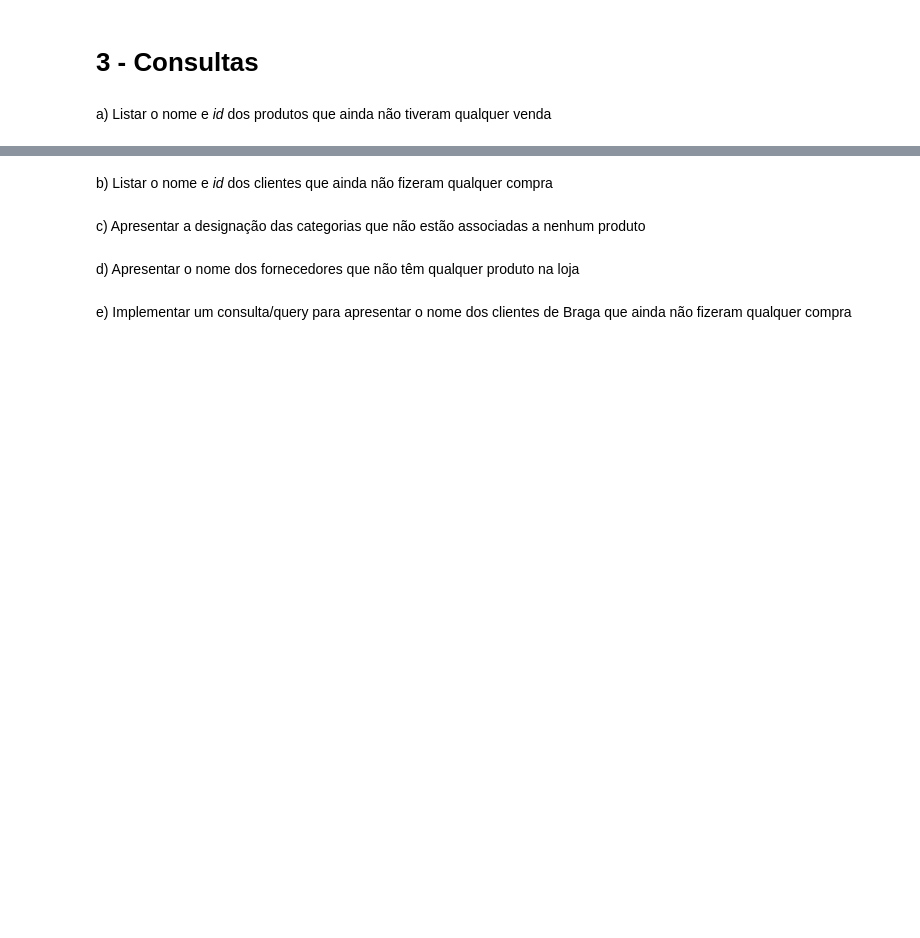
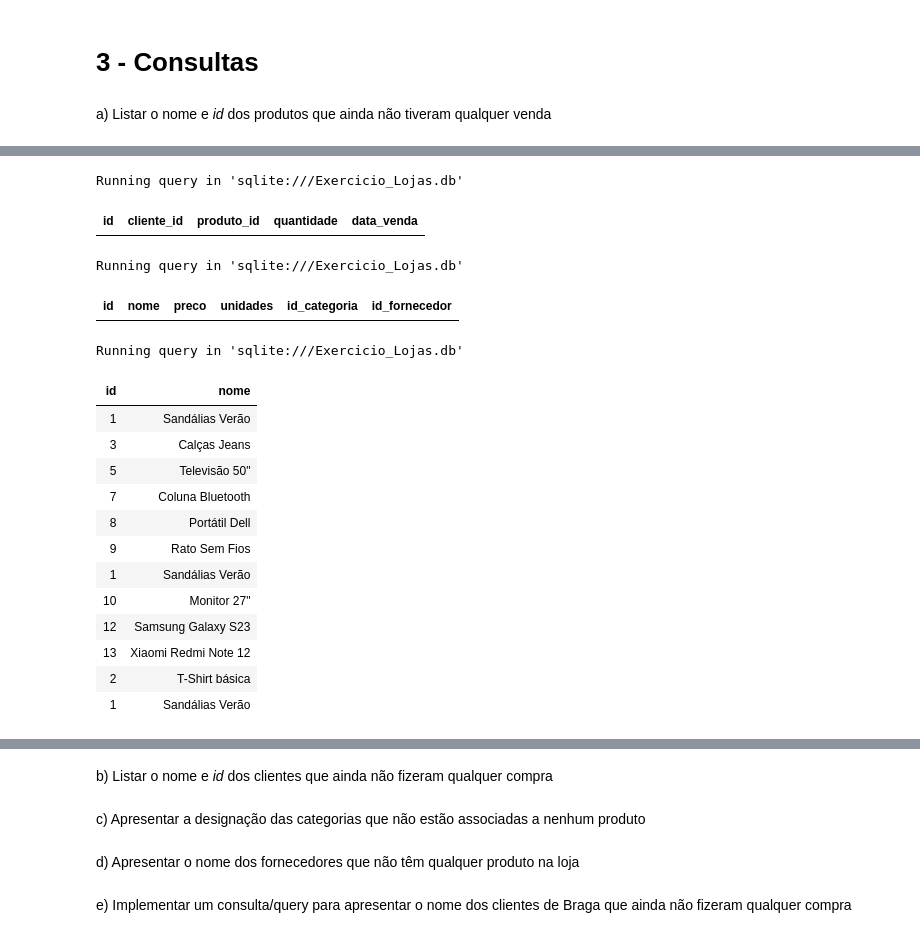
Before and after one commit to jpedrodias/FundamentosSQL, a Jupyter notebook: Week03/Exercicio_Lojas.ipynb, the cells around one changed output, grey strips where cells are left out. Saved outputs shown, nothing was run; the diff lists cells and outputs as text; code cells hidden in the pictures; blank space fills up the shorter version.

```diff
--- a/Week03/Exercicio_Lojas.ipynb
+++ b/Week03/Exercicio_Lojas.ipynb
@@ -224,0 +526,33 @@ Running query in 'sqlite:///Loja.db'
+# %%
+%%sql
+SELECT * FROM vendas LIMIT 0
+# %% [output]
+Running query in 'sqlite:///Exercicio_Lojas.db'
+| id | cliente_id | produto_id | quantidade | data_venda |
+# %%
+%%sql
+SELECT * FROM produtos LIMIT 0
+# %% [output]
+Running query in 'sqlite:///Exercicio_Lojas.db'
+| id | nome | preco | unidades | id_categoria | id_fornecedor |
+# %%
+%%sql
+SELECT p.id, p.nome
+    FROM produtos p
+    JOIN vendas v
+    ON (p.id = v.produto_id)
+# %% [output]
+Running query in 'sqlite:///Exercicio_Lojas.db'
+| id | nome |
+| 1 | Sandálias Verão |
+| 3 | Calças Jeans |
+| 5 | Televisão 50" |
+| 7 | Coluna Bluetooth |
+| 8 | Portátil Dell |
+| 9 | Rato Sem Fios |
+| 1 | Sandálias Verão |
+| 10 | Monitor 27" |
+| 12 | Samsung Galaxy S23 |
+| 13 | Xiaomi Redmi Note 12 |
+| 2 | T-Shirt básica |
+| 1 | Sandálias Verão |
```
Also changed, not shown: parts of 23 cells of this notebook, 1 other file.
